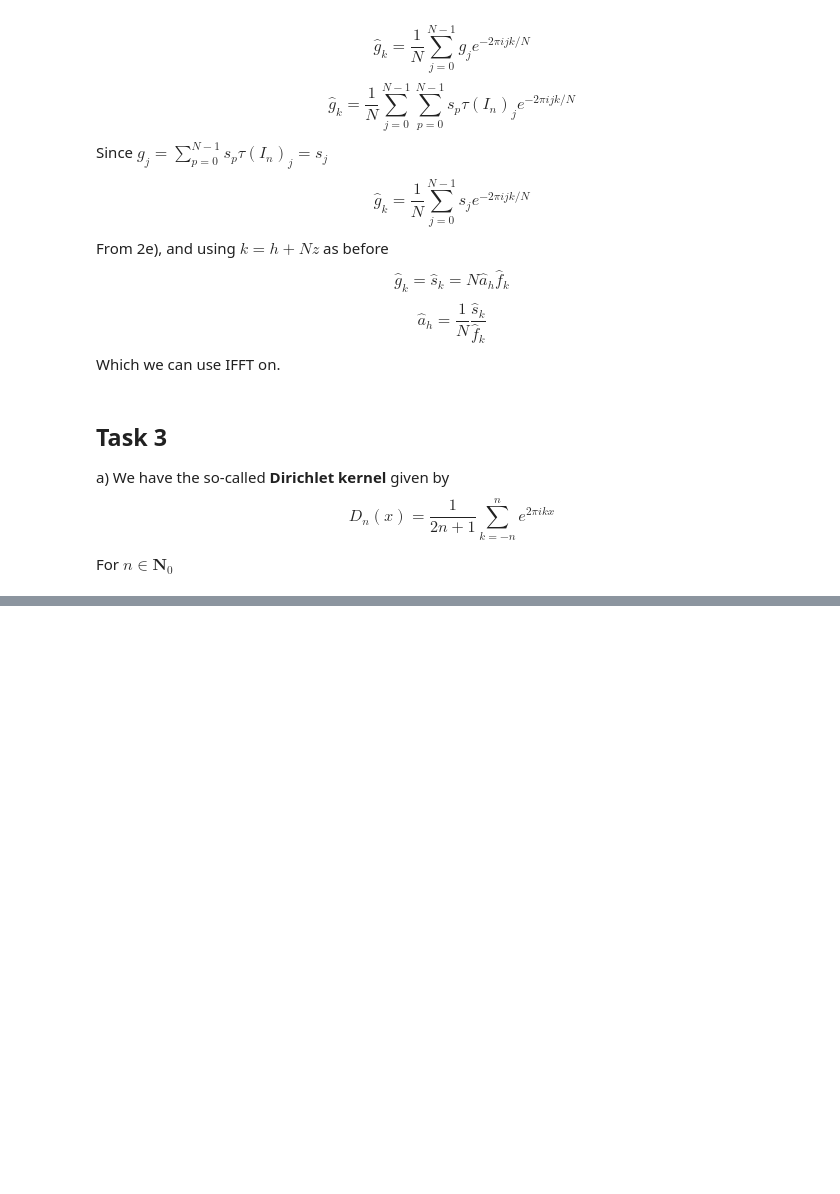
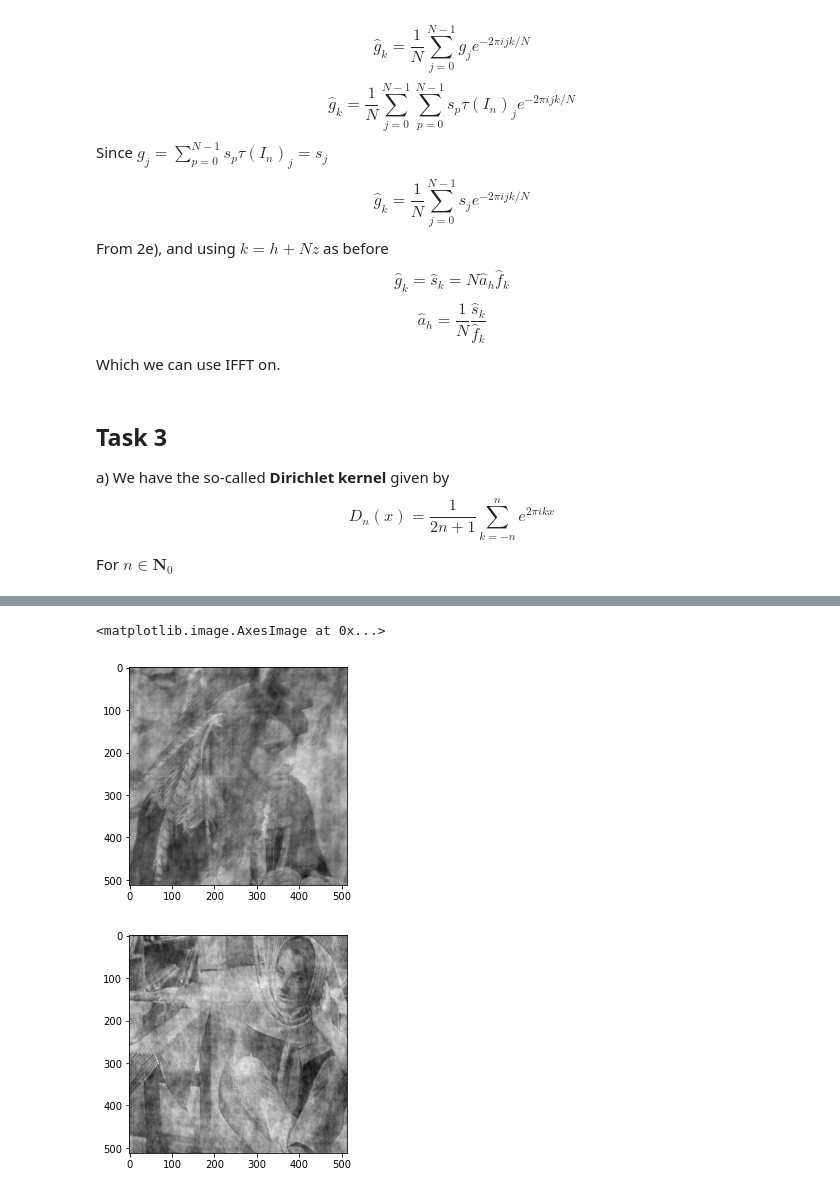
Before and after one commit to sannejamila/TMA4215project2, a Jupyter notebook: project2.ipynb, the cells around one changed output, grey strips where cells are left out. Drawn from its saved outputs; the diff is of its cells as text; code cells hidden in the pictures; blank space fills up the shorter version.

```diff
--- a/project2.ipynb
+++ b/project2.ipynb
@@ -893,0 +927,21 @@ For $n \in \mathbf{N}_0$
+# %%
+fft2_barba = sp.fft.fft2(pic_barbara, axes = (0,1))
+fft2_klaus = sp.fft.fft2(pic_klaus, axes = (0,1))
+
+amp_barba = np.abs(fft2_barba)
+amp_klaus = np.abs(fft2_klaus)
+
+phase_barba = np.exp(1j*np.angle(fft2_barba))
+phase_klaus = np.exp(1j*np.angle(fft2_klaus))
+
+ifft2_barba_amp_klaus = sp.fft.ifft2(amp_barba*phase_klaus, axes = (0,1))
+ifft2_klaus_amp_barba = sp.fft.ifft2(amp_klaus*phase_barba, axes = (0,1))
+
+plt.figure()
+plt.imshow(np.real(ifft2_barba_amp_klaus), cmap='gray')
+plt.figure()
+plt.imshow(np.real(ifft2_klaus_amp_barba), cmap='gray')
+# %% [output]
+<matplotlib.image.AxesImage at 0x...>
+[figure, added]
+[figure, added]
```
Also changed, not shown: parts of 12 cells of this notebook, 8 other files.
